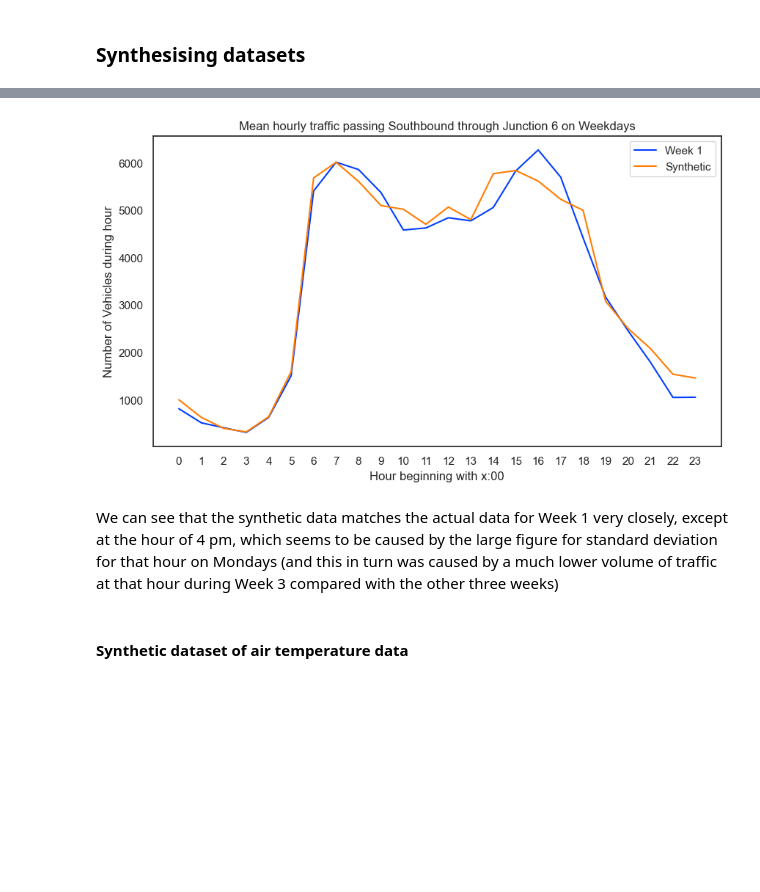
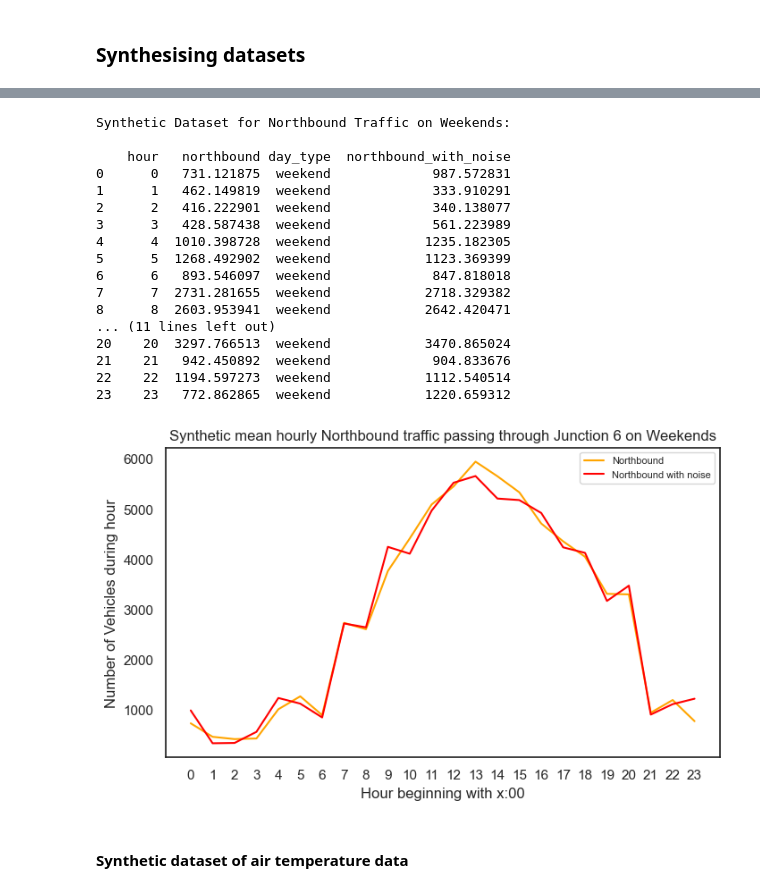
Before and after one commit to jmce22/pfda_project1, a Jupyter notebook: pfda_project1.ipynb, the cells around one changed output, grey strips where cells are left out. Drawn from its saved outputs; the diff is of its cells as text; code cells hidden in the pictures; blank space fills up the shorter version.

Commit message:
created synthetic datasets for weekend and weekday traffic and created plots

```diff
--- a/pfda_project1.ipynb
+++ b/pfda_project1.ipynb
@@ -871,18 +969,43 @@ Next, I will plot this synthetic ("Week 5") data alongside the actual Southbound
 # %%
-plt.figure(figsize=(10,5.5))
-plt.plot(monday_wk1['hour'], monday_wk1['southbound'], label = 'Week 1 Southbound')
-plt.plot(df_synth_weekday_s_hourly['hour'], df_synth_weekday_s_hourly['southbound'], label = 'Synthetic weekday Southbound')
-# plt.plot(noisy_df_synth_mon_s_hourly['hour'], noisy_df_synth_mon_s_hourly['southbound'], label = 'Synthetic with added noise')
+synth_weekend_n_hourly = np.random.normal(loc=mean_weekend_n_hourly, scale=std_weekend_n_hourly, size=24)
+
+df_synth_weekend_n_hourly = pd.DataFrame({'hour': range(24), 'northbound': synth_weekend_n_hourly, 'day_type': 'weekend'})
+
+noise = 200
+df_synth_weekend_n_hourly['northbound_with_noise'] = df_synth_weekend_n_hourly['northbound'] + np.random.normal(loc=0, scale=noise, size=24)
+
+print('Synthetic Dataset for Northbound Traffic on Weekends:')
+print()
+print(df_synth_weekend_n_hourly)
+
+plt.figure(figsize=(8,4.5))
+plt.plot(df_synth_weekend_n_hourly['northbound'], label = 'Northbound', color = 'orange')
+plt.plot(df_synth_weekend_n_hourly['northbound_with_noise'], label = 'Northbound with noise', color = 'red')
 plt.xlabel('Hour beginning with x:00')
 plt.xticks(np.arange(24))
 plt.ylabel('Number of Vehicles during hour')
-plt.title('Mean hourly traffic passing Southbound through Junction 6 on Weekdays')
-plt.legend(["Week 1", "Synthetic"], loc ="upper right")
+plt.title('Synthetic mean hourly Northbound traffic passing through Junction 6 on Weekends')
+plt.legend(["Northbound", "Northbound with noise"], loc ="upper right", prop={'size': 8})
 plt.show()
 # %% [output]
+Synthetic Dataset for Northbound Traffic on Weekends:
+
+    hour   northbound day_type  northbound_with_noise
+0      0   731.121875  weekend             987.572831
+1      1   462.149819  weekend             333.910291
+2      2   416.222901  weekend             340.138077
+3      3   428.587438  weekend             561.223989
+4      4  1010.398728  weekend            1235.182305
+5      5  1268.492902  weekend            1123.369399
+6      6   893.546097  weekend             847.818018
+7      7  2731.281655  weekend            2718.329382
+8      8  2603.953941  weekend            2642.420471
+... (11 lines left out)
+20    20  3297.766513  weekend            3470.865024
+21    21   942.450892  weekend             904.833676
+22    22  1194.597273  weekend            1112.540514
+23    23   772.862865  weekend            1220.659312
-[figure, old version]
+[figure, new version]
-# %% [markdown]
-We can see that the synthetic data matches the actual data for Week 1 very closely, except at the hour of 4 pm, which seems to be caused by the large figure for standard deviation for that hour on Mondays (and this in turn was caused by a much lower volume of traffic at that hour during Week 3 compared with the other three weeks)
 # %% [markdown]
 #### Synthetic dataset of air temperature data ####
 # %% [markdown]
```
Also changed, not shown: parts of 12 cells of this notebook.
